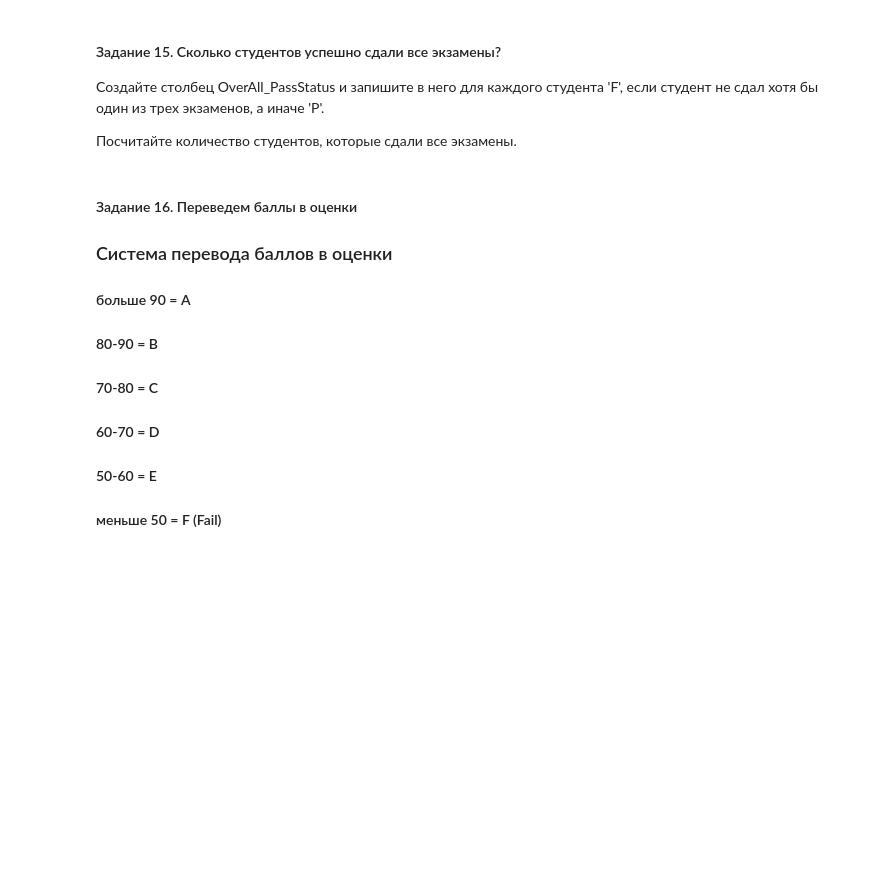
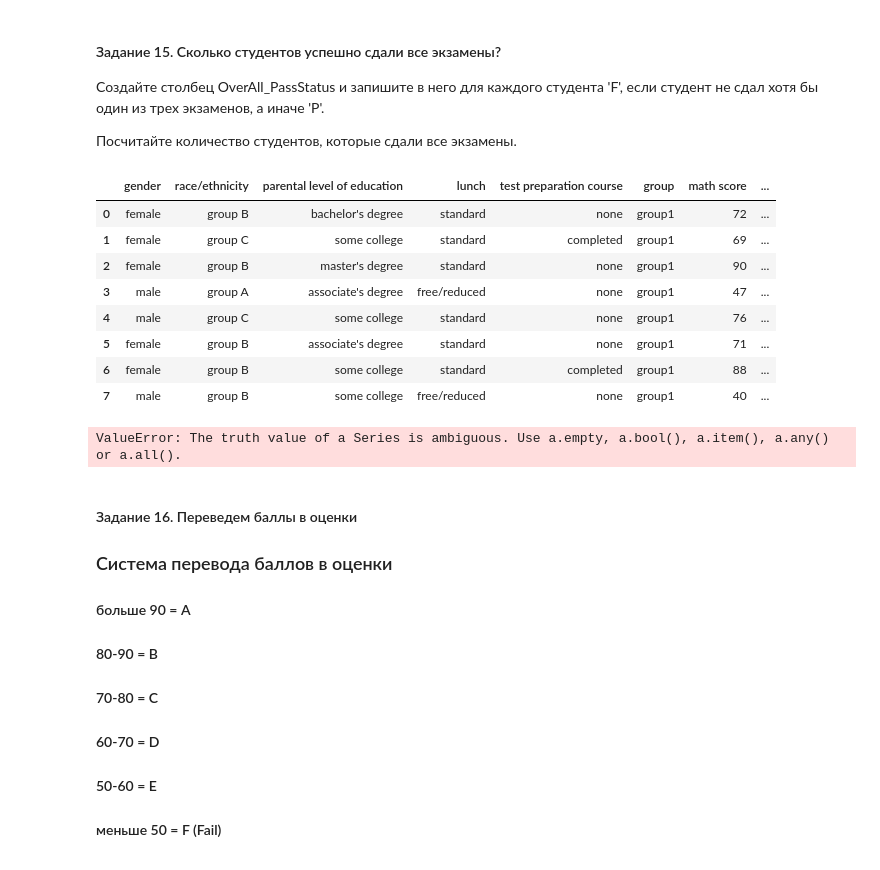
Before and after one commit to YoManFeed/ML_studying, a Jupyter notebook: hw02_pandas.ipynb, the cells around one changed output. Cells and saved outputs as stored; diff of their text form; code cells hidden in the pictures; blank space fills up the shorter version.

```diff
--- a/hw02_pandas.ipynb
+++ b/hw02_pandas.ipynb
@@ -274,0 +282,10 @@ grouped_sex
+# %%
+def f(mark):
+    if mark < passmark:
+        return 'F'
+    else:
+        return 'P'
+
+subjects = ['math score', 'writing score', 'reading score']
+df[['Math pass', 'writing pass', 'reading pass']] = df[subjects].applymap(f)
+df.head(4)
@@ -283,3 +317,33 @@ grouped_sex
+# %%
+def fun(row):
+    if all(row == 'P'):
+        return 'P'
+    else:
+        return 'F'
+
+df['Over All Pass Status'] = df[['Math pass', 'writing pass', 'reading pass']].apply(fun, axis=1)
+df.head(8)
+# %% [output]
+|  | gender | race/ethnicity | parental level of education | lunch | test preparation course | group | math score | ... |
+| 0 | female | group B | bachelor's degree | standard | none | group1 | 72 | ... |
+| 1 | female | group C | some college | standard | completed | group1 | 69 | ... |
+| 2 | female | group B | master's degree | standard | none | group1 | 90 | ... |
+| 3 | male | group A | associate's degree | free/reduced | none | group1 | 47 | ... |
+| 4 | male | group C | some college | standard | none | group1 | 76 | ... |
+| 5 | female | group B | associate's degree | standard | none | group1 | 71 | ... |
+| 6 | female | group B | some college | standard | completed | group1 | 88 | ... |
+| 7 | male | group B | some college | free/reduced | none | group1 | 40 | ... |
+# %%
+def fun(row):
+    if row != ['P', 'P', 'P']:
+        return 'F'
+    else:
+        return 'P'
+
+df['Over All Pass Status'] = df[['Math pass', 'writing pass', 'reading pass']].apply(fun, axis=1)
+df.head(8)
+# %% [output]
+ValueError: The truth value of a Series is ambiguous. Use a.empty, a.bool(), a.item(), a.any() or a.all().
 # %% [markdown]
 #### Задание 16. Переведем баллы в оценки
 
```
Also changed, not shown: parts of 12 cells of this notebook.
